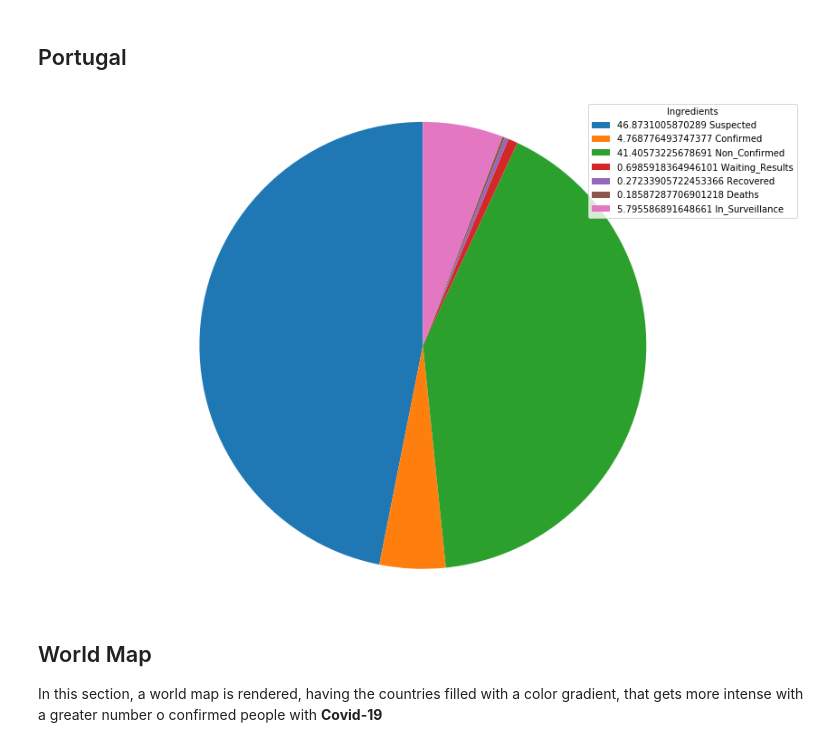
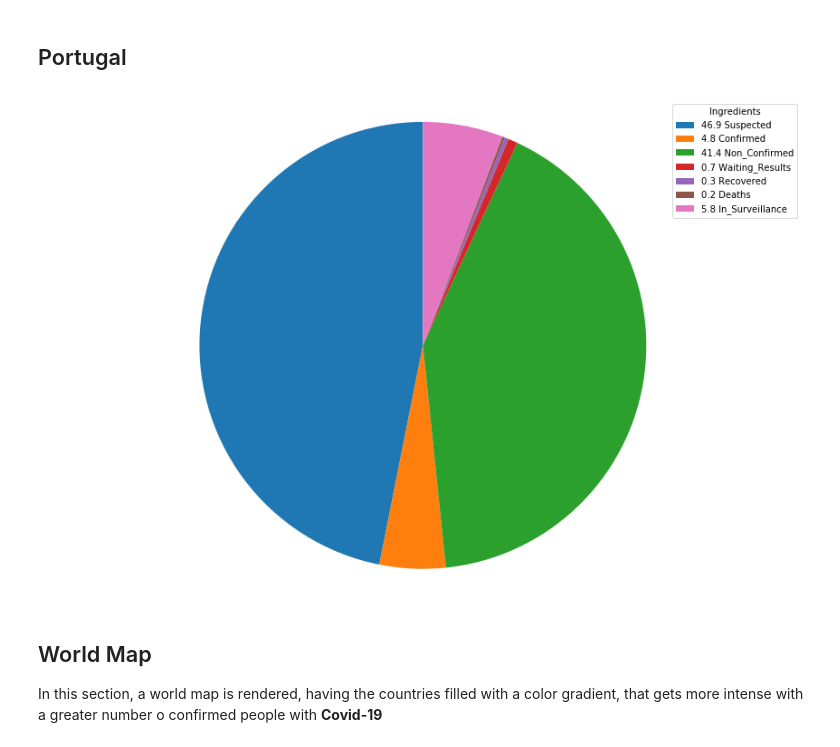
Before and after one commit to FallenFoil/Covid19-Geographic-Analysis, a Jupyter notebook: jupyter com Pandas e QGIS(1).ipynb, the cells around one changed output. Saved outputs shown, nothing was run; the diff lists cells and outputs as text; code cells hidden in the pictures.

```diff
--- a/jupyter com Pandas e QGIS(1).ipynb
+++ b/jupyter com Pandas e QGIS(1).ipynb
@@ -124,36 +131,36 @@ data_pt = pd.read_csv("data\covid-pt\situacao_epidemiologica.csv")
 current_row = data_pt.loc[data_pt['data_relatorio'] == "2020-04-28"]
 
 suspected_num = current_row["suspeitos"].iloc[0]
 confirmed_num = current_row["confirmados"].iloc[0]
 non_confirmed_num = current_row["nao_confirmados"].iloc[0]
 waiting_results_num = current_row["aguarda_resultados"].iloc[0]
 recovered_num = current_row["recuperados"].iloc[0]
 deaths_num = current_row["obitos"].iloc[0]
 in_surveillance_num = current_row["em_vigilancia"].iloc[0]
 
 total = suspected_num + confirmed_num + non_confirmed_num + waiting_results_num + recovered_num + deaths_num + in_surveillance_num
 
 suspected_perc = (suspected_num/total)*100
 confirmed_perc = (confirmed_num/total)*100
 non_confirmed_perc = (non_confirmed_num/total)*100
 waiting_results_perc = (waiting_results_num/total)*100
 recovered_perc = (recovered_num/total)*100
 deaths_perc = (deaths_num/total)*100
 in_surveillance_perc = (in_surveillance_num/total)*100
 
 sizes = [suspected_perc, confirmed_perc, non_confirmed_perc, waiting_results_perc, recovered_perc, deaths_perc, in_surveillance_perc]
 
 fig1, ax1 = plt.subplots(figsize=(15,10))
 patcheslist, texts = ax1.pie(sizes, startangle=90)
 ax1.axis('equal')
 
-labels = str((suspected_num/total)*100) + " Suspected", str((confirmed_num/total)*100) + " Confirmed", str((non_confirmed_num/total)*100) + " Non_Confirmed", str((waiting_results_num/total)*100) + " Waiting_Results", str((recovered_num/total)*100) + " Recovered", str((deaths_num/total)*100) + " Deaths", str((in_surveillance_num/total)*100) + " In_Surveillance"
-"%.2f" % round(a, 2)
+labels = "%.1f" % round(suspected_perc, 2) + " Suspected", "%.1f" % round(confirmed_perc, 2) + " Confirmed", "%.1f" % round(non_confirmed_perc, 2) + " Non_Confirmed", "%.1f" % round(waiting_results_perc, 2) + " Waiting_Results", "%.1f" % round(recovered_perc, 2) + " Recovered", "%.1f" % round(deaths_perc, 2) + " Deaths", "%.1f" % round(in_surveillance_perc, 2) + " In_Surveillance"
+
 ax1.legend(patcheslist, labels, title="Ingredients")
 
 plt.show()
 # %% [output]
-[figure, old version]
+[figure, new version]
 # %% [markdown]
 ## World Map
 
```
Also changed, not shown: parts of 1 cell of this notebook.
